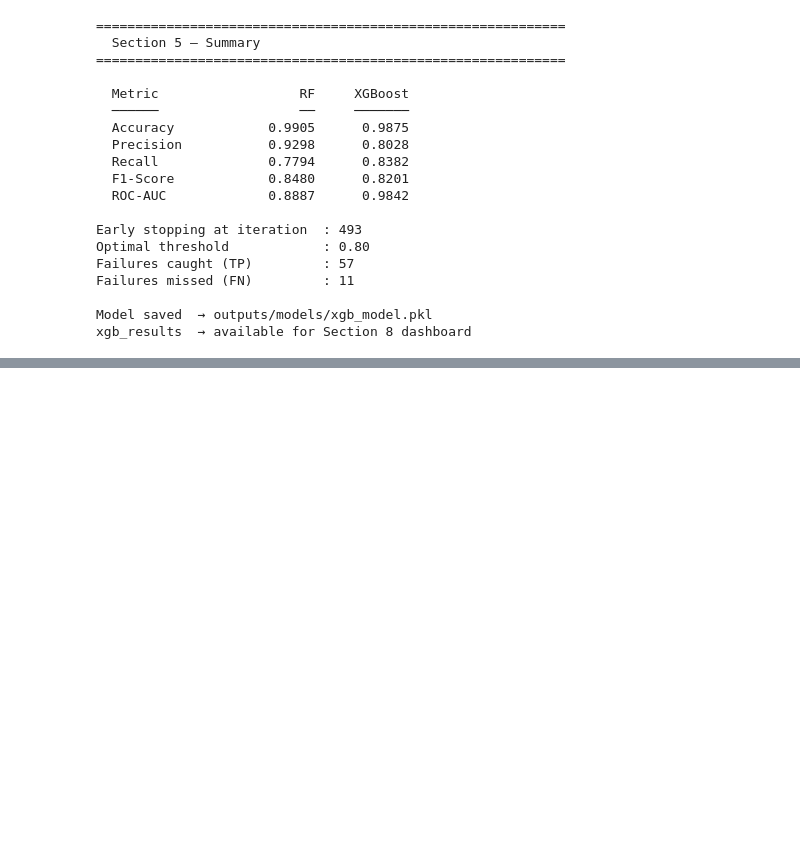
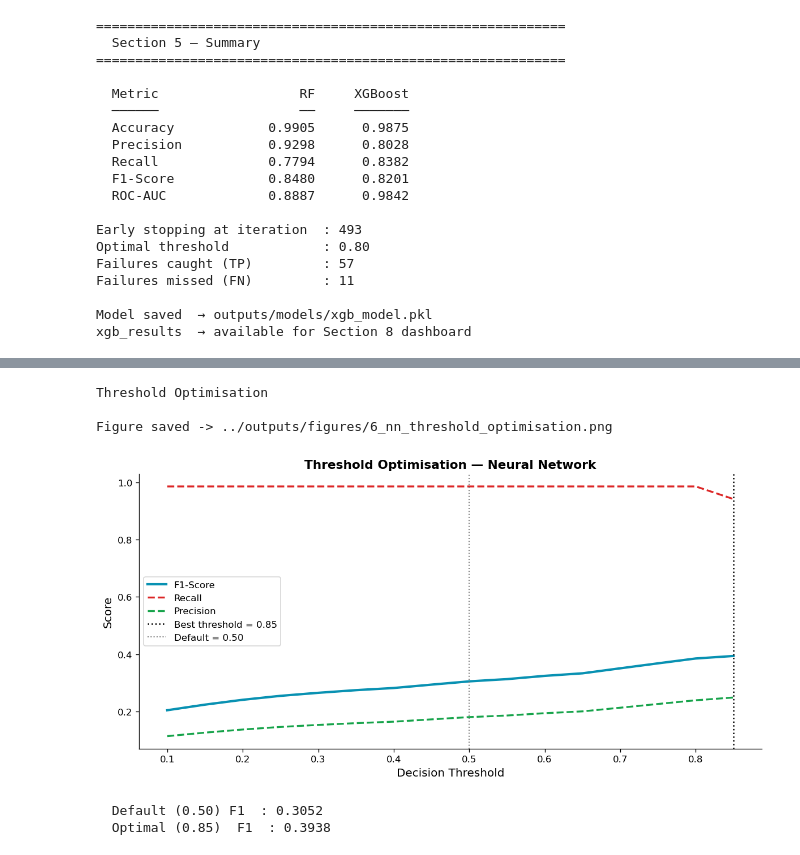
Before and after one commit to HoodaVishal/Predictive-Maintenance-ML, a Jupyter notebook: notebook/Predictive Maintenance ML.ipynb, the cells around one changed output, grey strips where cells are left out. Drawn from its saved outputs; the diff is of its cells as text; code cells hidden in the pictures; blank space fills up the shorter version.

```diff
--- a/notebook/Predictive Maintenance ML.ipynb
+++ b/notebook/Predictive Maintenance ML.ipynb
@@ -1744,0 +2062,42 @@ xgb_results  → available for Section 8 dashboard
+# %%
+# Threshold Optimisation
+print('\nThreshold Optimisation\n')
+
+thresholds_n = np.arange(0.1, 0.9, 0.05)
+f1_scores_n = []
+rec_scores_n = []
+pre_scores_n = []
+
+for t in thresholds_n:
+    y_pred_t = (y_proba_nn >= t).astype(int)
+    f1_scores_n.append(f1_score(y_test, y_pred_t, zero_division = 0))
+    rec_scores_n.append(recall_score(y_test, y_pred_t, zero_division = 0))
+    pre_scores_n.append(precision_score(y_test, y_pred_t, zero_division = 0))
+
+best_t_nn = thresholds_n[np.argmax(f1_scores_n)]
+best_f1_nn = max(f1_scores_n)
+
+fig, ax = plt.subplots(figsize = (10, 5))
+ax.plot(thresholds_n, f1_scores_n, color = PALETTE["nn"], lw = 2.5, label = "F1-Score")
+ax.plot(thresholds_n, rec_scores_n, color = PALETTE["danger"], lw = 2, label = "Recall", linestyle = "--")
+ax.plot(thresholds_n, pre_scores_n, color = PALETTE["success"], lw = 2, label = "Precision", linestyle = "--")
+ax.axvline(x = best_t_nn, color = "black", linestyle = ":", lw = 1.5, label = f"Best threshold = {best_t_nn:.2f}")
+ax.axvline(x = 0.5, color = "gray",  linestyle = ":", lw = 1.2, label = "Default = 0.50")
+ax.set_xlabel("Decision Threshold")
+ax.set_ylabel("Score")
+ax.set_title("Threshold Optimisation — Neural Network", fontsize = 13, fontweight = "bold")
+ax.legend()
+save_fig("6_nn_threshold_optimisation.png")
+plt.show()
+
+print(f"  Default (0.50) F1  : {f1_score(y_test,(y_proba_nn>=0.50).astype(int), zero_division = 0):.4f}")
+print(f"  Optimal ({best_t_nn:.2f})  F1  : {best_f1_nn:.4f}")
+
+y_pred_nn_opt = (y_proba_nn >= best_t_nn).astype(int)
+# %% [output]
+Threshold Optimisation
+
+Figure saved -> ../outputs/figures/6_nn_threshold_optimisation.png
+[figure, added]
+  Default (0.50) F1  : 0.3052
+  Optimal (0.85)  F1  : 0.3938
```
Also changed, not shown: parts of 10 cells of this notebook, 4 other files.
